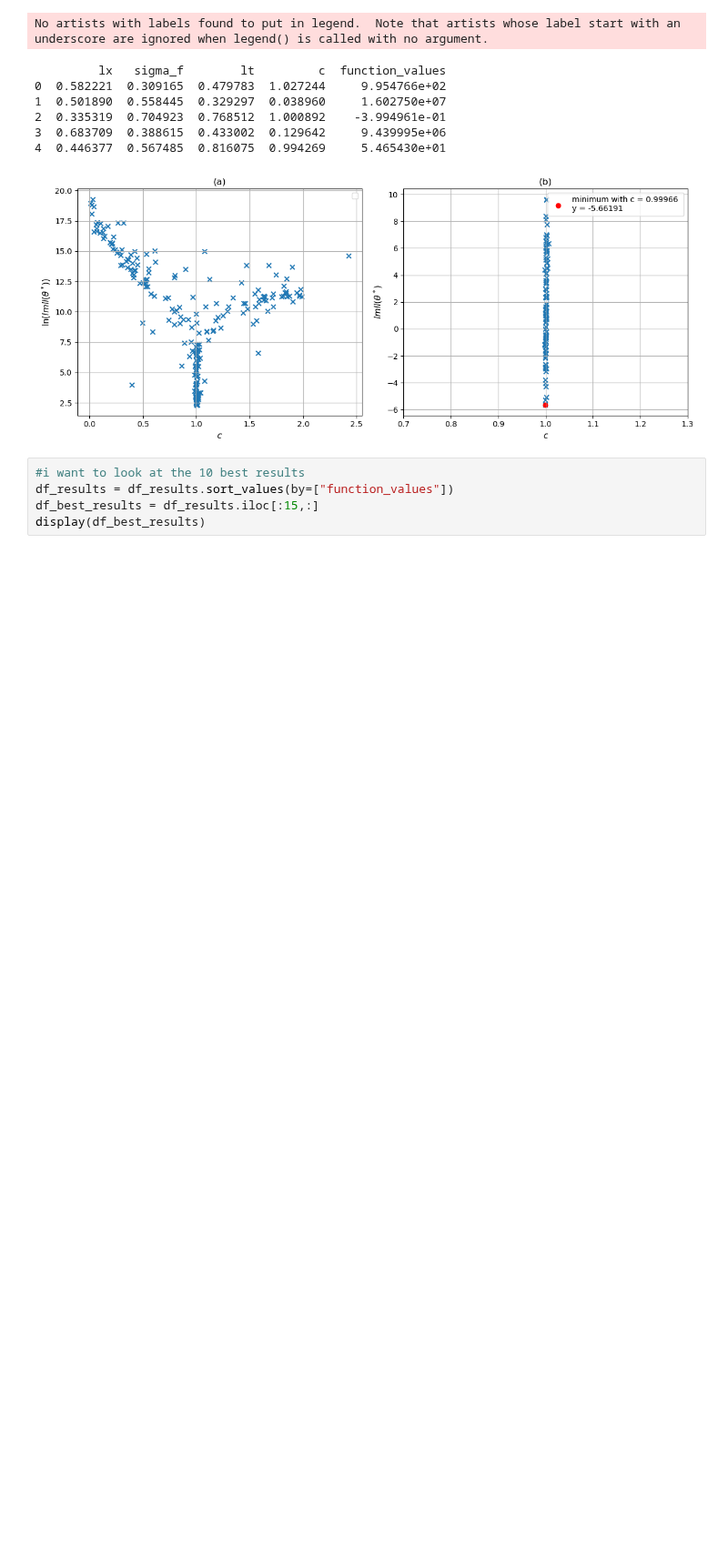
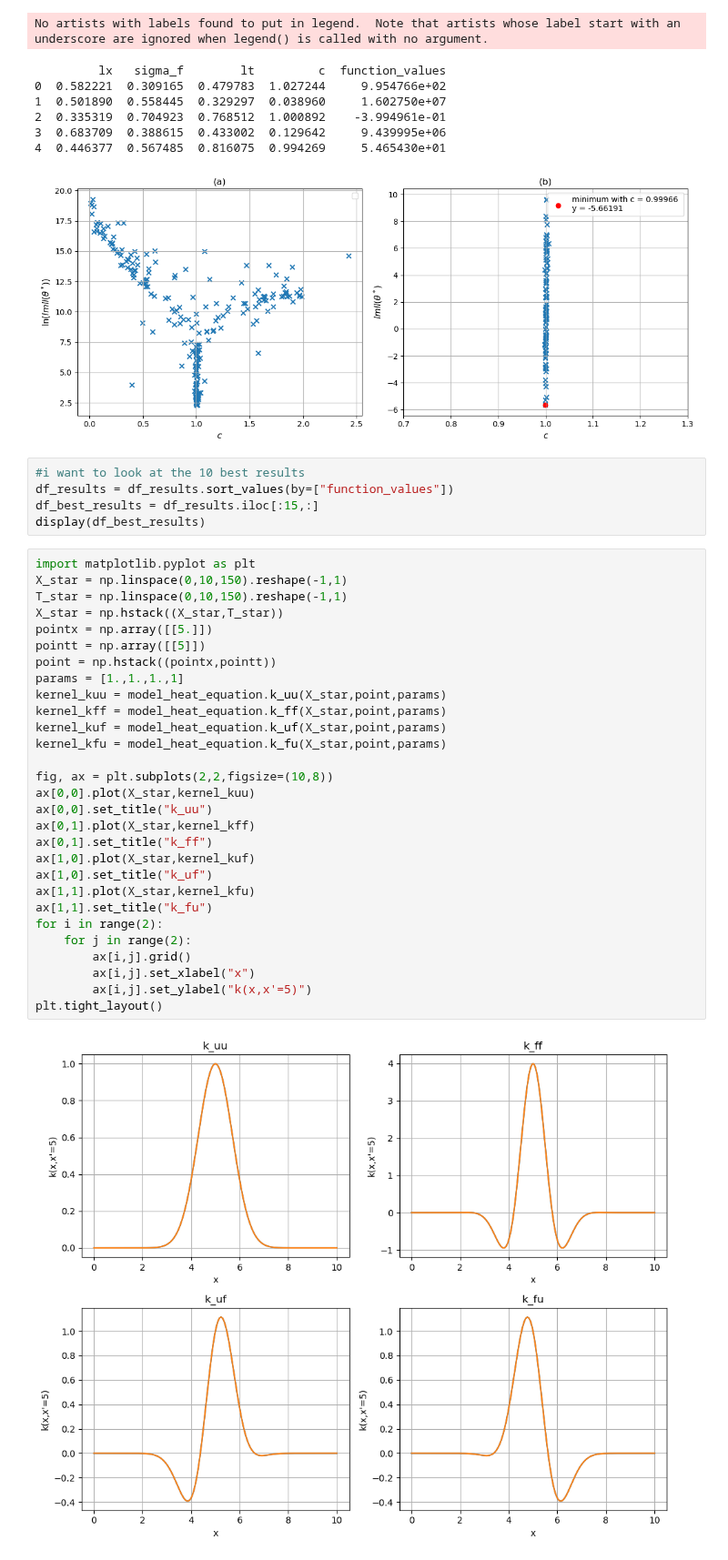
Before and after one commit to TobiLeitgeb/Code_bac, a Jupyter notebook: final_examples/heat_equation/heat_equation.ipynb, the cells around one changed output. Shown at 91% size. Drawn from its saved outputs; the diff is of its cells as text; blank space fills up the shorter version.

Commit message:
plots of the covariance function added

```diff
--- a/final_examples/heat_equation/heat_equation.ipynb
+++ b/final_examples/heat_equation/heat_equation.ipynb
@@ -153,3 +153,34 @@ No artists with labels found to put in legend.  Note that artists whose label st
 df_results = df_results.sort_values(by=["function_values"])
 df_best_results = df_results.iloc[:15,:]
 display(df_best_results)
+# %%
+import matplotlib.pyplot as plt
+X_star = np.linspace(0,10,150).reshape(-1,1)
+T_star = np.linspace(0,10,150).reshape(-1,1)
+X_star = np.hstack((X_star,T_star))
+pointx = np.array([[5.]])
+pointt = np.array([[5]])
+point = np.hstack((pointx,pointt))
+params = [1.,1.,1.,1]
+kernel_kuu = model_heat_equation.k_uu(X_star,point,params)
+kernel_kff = model_heat_equation.k_ff(X_star,point,params)
+kernel_kuf = model_heat_equation.k_uf(X_star,point,params)
+kernel_kfu = model_heat_equation.k_fu(X_star,point,params)
+
+fig, ax = plt.subplots(2,2,figsize=(10,8))
+ax[0,0].plot(X_star,kernel_kuu)
+ax[0,0].set_title("k_uu")
+ax[0,1].plot(X_star,kernel_kff)
+ax[0,1].set_title("k_ff")
+ax[1,0].plot(X_star,kernel_kuf)
+ax[1,0].set_title("k_uf")
+ax[1,1].plot(X_star,kernel_kfu)
+ax[1,1].set_title("k_fu")
+for i in range(2):
+    for j in range(2):
+        ax[i,j].grid()
+        ax[i,j].set_xlabel("x")
+        ax[i,j].set_ylabel("k(x,x'=5)")
+plt.tight_layout()
+# %% [output]
+[figure, added]
```
Also changed, not shown: 4 other files.
